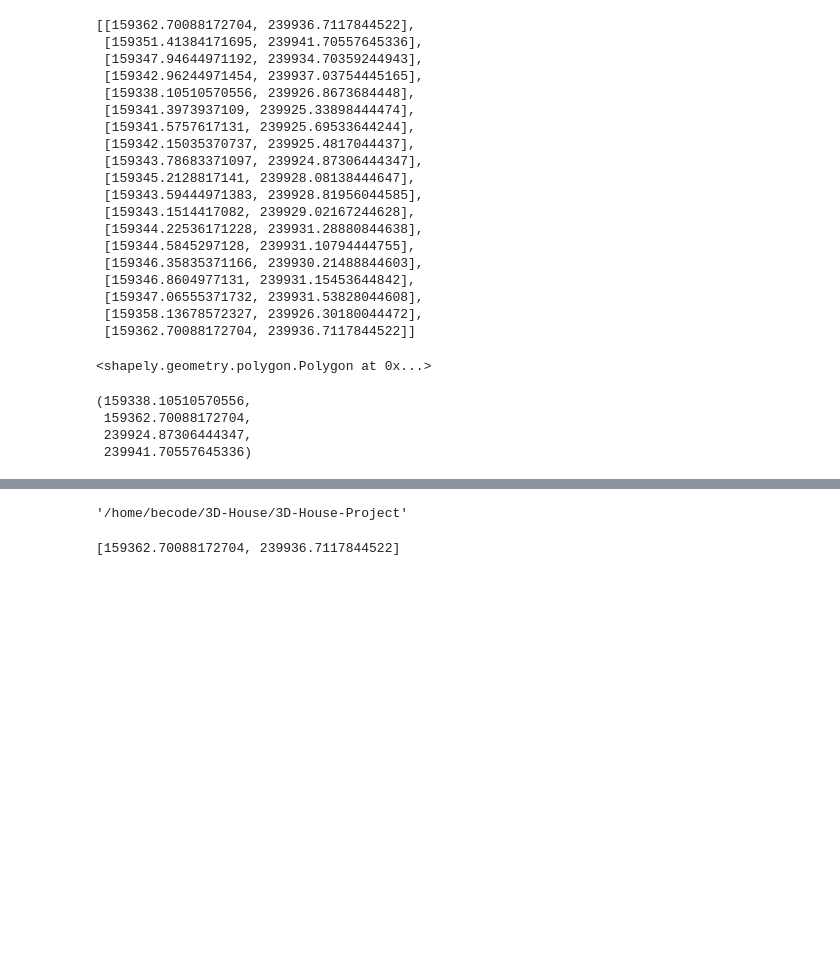
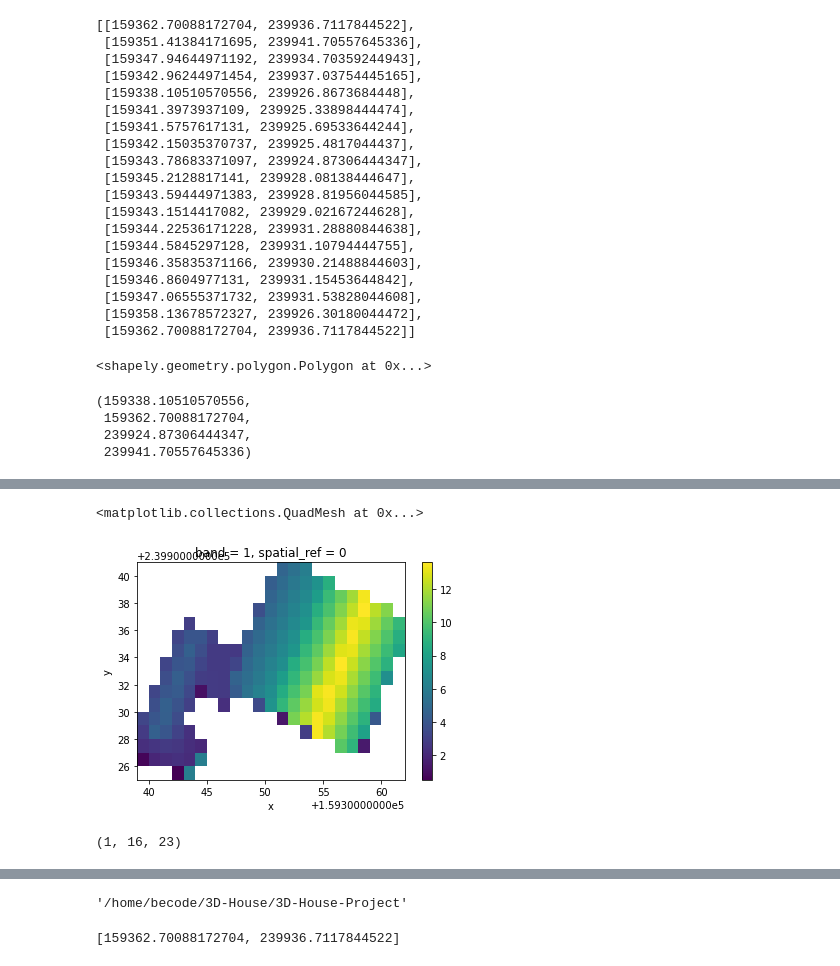
Before and after one commit to agilepydev/3D-House, a Jupyter notebook: 3D-House-Project/api coordinates.ipynb, the cells around one changed output, grey strips where cells are left out. Cells and saved outputs as stored; diff of their text form; code cells hidden in the pictures; blank space fills up the shorter version.

```diff
--- a/3D-House-Project/api coordinates.ipynb
+++ b/3D-House-Project/api coordinates.ipynb
@@ -95,0 +138,9 @@ write.close()
+# %%
+image.plot()
+# %% [output]
+<matplotlib.collections.QuadMesh at 0x...>
+[figure, added]
+# %%
+image.shape
+# %% [output]
+(1, 16, 23)
```
Also changed, not shown: parts of 14 cells of this notebook, 3 other files.
